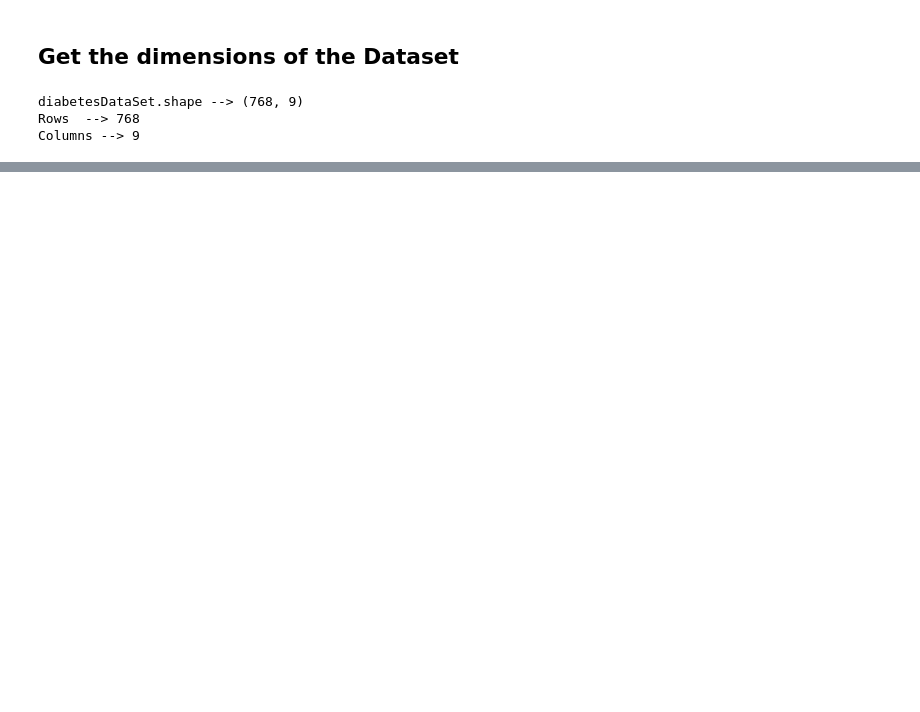
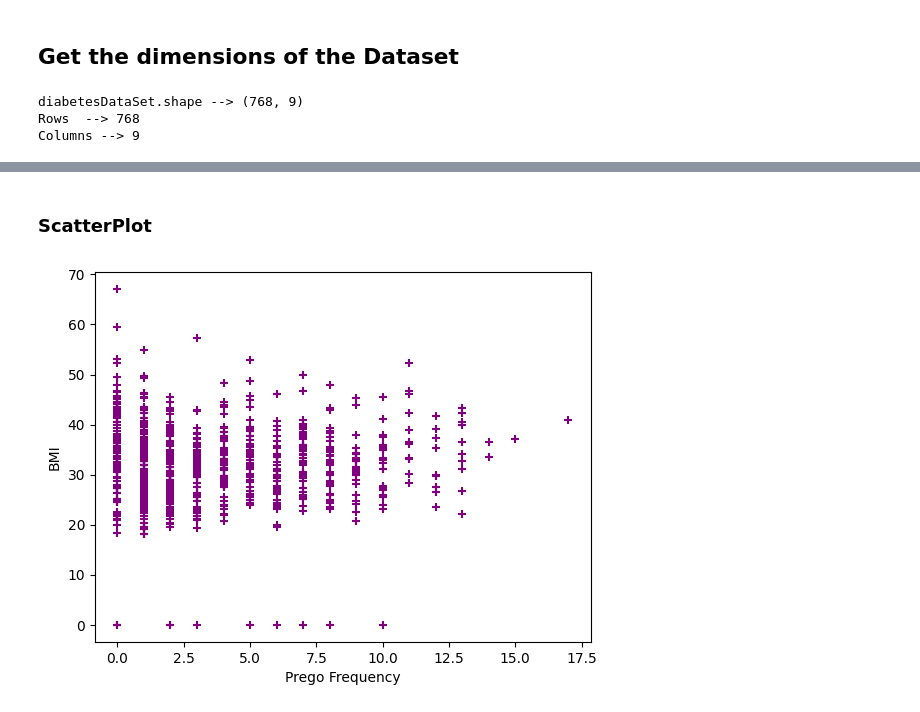
Before and after one commit to ShonenSyntax/college-worksheets, a Jupyter notebook: Exp 2.1.ipynb, the cells around one changed output, grey strips where cells are left out. Cells and saved outputs as stored; diff of their text form; code cells hidden in the pictures; blank space fills up the shorter version.

```diff
--- a/Exp 2.1.ipynb
+++ b/Exp 2.1.ipynb
@@ -116,0 +171,13 @@ Columns --> 9
+# %% [markdown]
+### ScatterPlot
+# %%
+x = diabetesDataSet['Number of times pregnant']
+y = diabetesDataSet['Body mass index (weight in kg/(height in m)^2)']
+
+plt.xlabel('Prego Frequency')
+plt.ylabel('BMI')
+plt.scatter(x, y, marker= '+', color = 'purple')
+
+plt.show()
+# %% [output]
+[figure, added]
```
Also changed, not shown: parts of 7 cells of this notebook.
